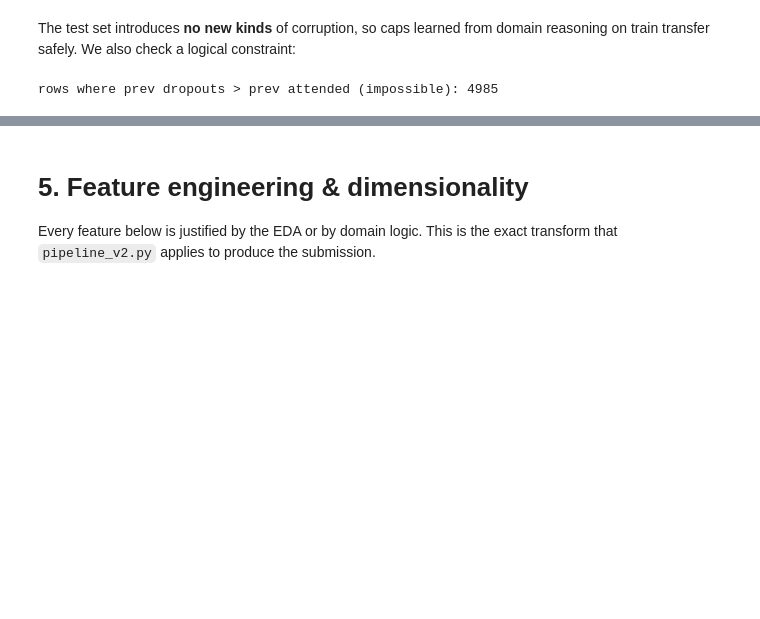
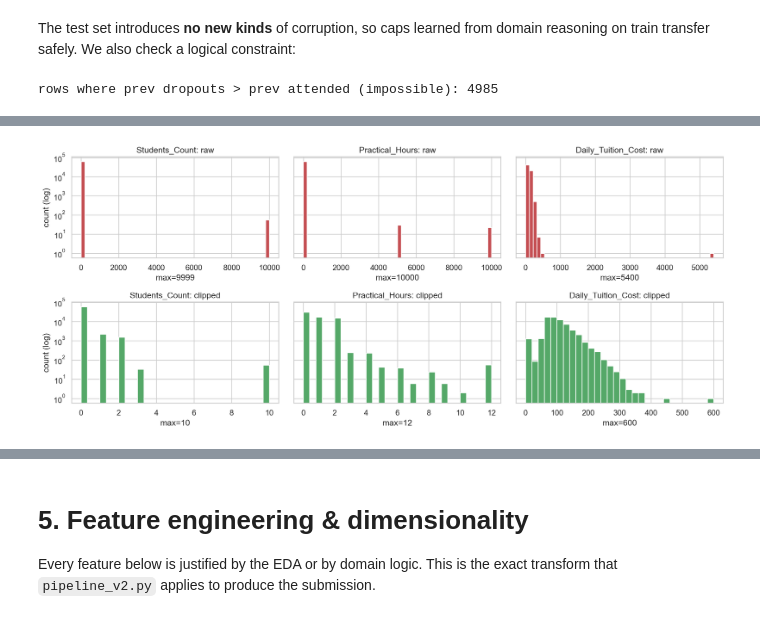
Before and after one commit to manemajef/ml-proj, a Jupyter notebook: notebook_v3.ipynb, the cells around one changed output, grey strips where cells are left out. Drawn from its saved outputs; the diff is of its cells as text; code cells hidden in the pictures; blank space fills up the shorter version.

```diff
--- a/notebook_v3.ipynb
+++ b/notebook_v3.ipynb
@@ -18,6 +18,11 @@ import numpy as np
 import pandas as pd
 import matplotlib.pyplot as plt
 import seaborn as sns
+import shap
+from catboost import CatBoostClassifier
+from lightgbm import LGBMClassifier
+from scipy.stats import rankdata
+from sklearn.linear_model import LogisticRegression
 from sklearn.metrics import (
     roc_auc_score,
     roc_curve,
@@ -28,10 +33,19 @@ from sklearn.metrics import (
     average_precision_score,
 )
 from sklearn.model_selection import train_test_split
+from sklearn.neural_network import MLPClassifier
+from sklearn.preprocessing import StandardScaler
+from xgboost import XGBClassifier
 
 warnings.filterwarnings("ignore")
 sns.set_theme(style="whitegrid")
-plt.rcParams["figure.dpi"] = 110
+plt.rcParams["figure.dpi"] = 120
+plt.rcParams["savefig.dpi"] = 220
+plt.rcParams["svg.fonttype"] = "path"
+try:
+    get_ipython().run_line_magic("config", "InlineBackend.figure_format = 'retina'")
+except Exception:
+    pass
 
 # `display` is injected by Jupyter. Define a fallback so the notebook also runs
 # as a plain script (e.g. for CI / reproducibility checks).
@@ -647,13 +644,74 @@ We **clip (winsorize) rather than drop rows**: the _other_ fields in a corrupted
 # %%
-fig, axes = plt.subplots(1, 2, figsize=(13, 4))
-axes[0].hist(train_raw["Students_Count"].dropna(), bins=50, color="#c44e52")
-axes[0].set_yscale("log")
-axes[0].set_title(f"Students_Count BEFORE (max={train_raw['Students_Count'].max():g})")
-axes[1].hist(
-    train_raw["Students_Count"].clip(upper=10).dropna(), bins=20, color="#55a868"
-)
-axes[1].set_yscale("log")
-axes[1].set_title("Students_Count AFTER (clipped ≤ 10)")
+CAP_RULES = {
+    "Students_Count": {
+        "lower": None,
+        "upper": 10,
+        "problem": "9999 placeholder",
+        "reason": "course groups are single-/low-double-digit",
+    },
+    "Practical_Hours": {
+        "lower": 0,
+        "upper": 12,
+        "problem": "negative values and 10000",
+        "reason": "course hours cannot be negative or five-digit",
+    },
+    "Daily_Tuition_Cost": {
+        "lower": None,
+        "upper": 600,
+        "problem": "5400 value",
+        "reason": "about 30x the typical daily rate",
+    },
+}
+
+
+def apply_cap(s, lower=None, upper=None):
+    if lower is not None:
+        s = s.clip(lower=lower)
+    if upper is not None:
+        s = s.clip(upper=upper)
+    return s
+
+
+cap_rows = []
+for col, rule in CAP_RULES.items():
+    lo, hi = rule["lower"], rule["upper"]
+    train_changed = (
+        train_raw[col].notna() & apply_cap(train_raw[col], lo, hi).ne(train_raw[col])
+    ).sum()
+    test_changed = (
+        test_raw[col].notna() & apply_cap(test_raw[col], lo, hi).ne(test_raw[col])
+    ).sum()
+    action = f"clip to [{lo}, {hi}]" if lo is not None else f"clip to <= {hi}"
+    cap_rows.append({
+        "column": col,
+        "raw_train_min": train_raw[col].min(),
+        "raw_train_max": train_raw[col].max(),
+        "problem": rule["problem"],
+        "action": action,
+        "train_rows_affected": int(train_changed),
+        "test_rows_affected": int(test_changed),
+        "reason": rule["reason"],
+    })
+
+display(pd.DataFrame(cap_rows))
+
+fig, axes = plt.subplots(2, 3, figsize=(14, 6), sharey="row")
+for j, (col, rule) in enumerate(CAP_RULES.items()):
+    before = train_raw[col].dropna()
+    after = apply_cap(train_raw[col], rule["lower"], rule["upper"]).dropna()
+
+    axes[0, j].hist(before, bins=50, color="#c44e52")
+    axes[0, j].set_yscale("log")
+    axes[0, j].set_title(f"{col}: raw")
+    axes[0, j].set_xlabel(f"max={before.max():g}")
+
+    axes[1, j].hist(after, bins=30, color="#55a868")
+    axes[1, j].set_yscale("log")
+    axes[1, j].set_title(f"{col}: clipped")
+    axes[1, j].set_xlabel(f"max={after.max():g}")
+
+axes[0, 0].set_ylabel("count (log)")
+axes[1, 0].set_ylabel("count (log)")
 plt.tight_layout()
 plt.show()
 # %% [output]
@@ -661,3 +722,4 @@ plt.show()
+[figure, added]
 # %% [markdown]
 ## 4.2 Missing-value policy
 
```
Also changed, not shown: parts of 42 cells of this notebook, 31 other files.
